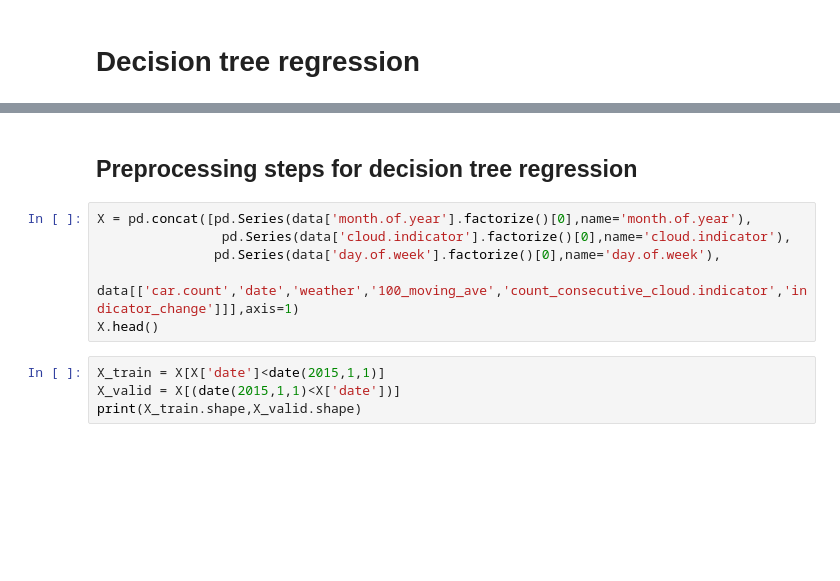
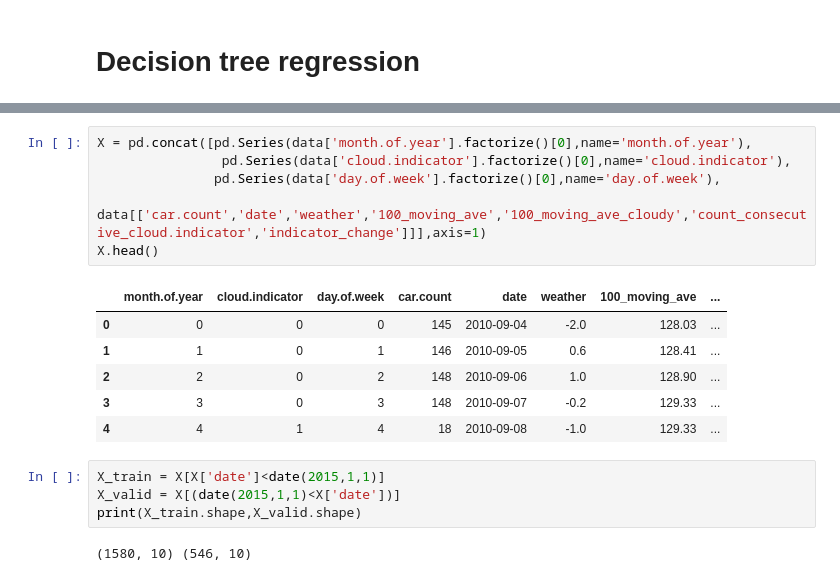
Before and after one commit to emindeniz/Norbital, a Jupyter notebook: Orbital_Emin_Ozkan.ipynb, the cells around one changed output, grey strips where cells are left out. Saved outputs shown, nothing was run; the diff lists cells and outputs as text; blank space fills up the shorter version.

```diff
--- a/Orbital_Emin_Ozkan.ipynb
+++ b/Orbital_Emin_Ozkan.ipynb
@@ -853,15 +862,22 @@ data.head()
-# %% [markdown]
-## Preprocessing steps for decision tree regression
 # %%
 X = pd.concat([pd.Series(data['month.of.year'].factorize()[0],name='month.of.year'),
                 pd.Series(data['cloud.indicator'].factorize()[0],name='cloud.indicator'),
                pd.Series(data['day.of.week'].factorize()[0],name='day.of.week'),
-              data[['car.count','date','weather','100_moving_ave','count_consecutive_cloud.indicator','indicator_change']]],axis=1)
+              data[['car.count','date','weather','100_moving_ave','100_moving_ave_cloudy','count_consecutive_cloud.indicator','indicator_change']]],axis=1)
 X.head()
+# %% [output]
+|  | month.of.year | cloud.indicator | day.of.week | car.count | date | weather | 100_moving_ave | ... |
+| 0 | 0 | 0 | 0 | 145 | 2010-09-04 | -2.0 | 128.03 | ... |
+| 1 | 1 | 0 | 1 | 146 | 2010-09-05 | 0.6 | 128.41 | ... |
+| 2 | 2 | 0 | 2 | 148 | 2010-09-06 | 1.0 | 128.90 | ... |
+| 3 | 3 | 0 | 3 | 148 | 2010-09-07 | -0.2 | 129.33 | ... |
+| 4 | 4 | 1 | 4 | 18 | 2010-09-08 | -1.0 | 129.33 | ... |
 # %%
 X_train = X[X['date']<date(2015,1,1)]
 X_valid = X[(date(2015,1,1)<X['date'])]
 print(X_train.shape,X_valid.shape)
+# %% [output]
+(1580, 10) (546, 10)
 # %%
 import lightgbm as lgb
 
```
Also changed, not shown: parts of 44 cells of this notebook, 2 other files.
